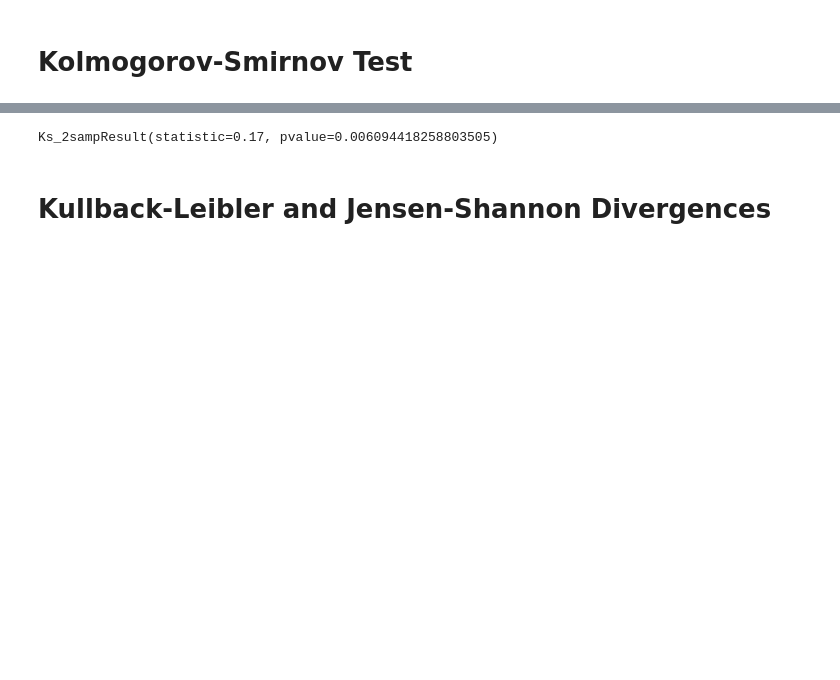
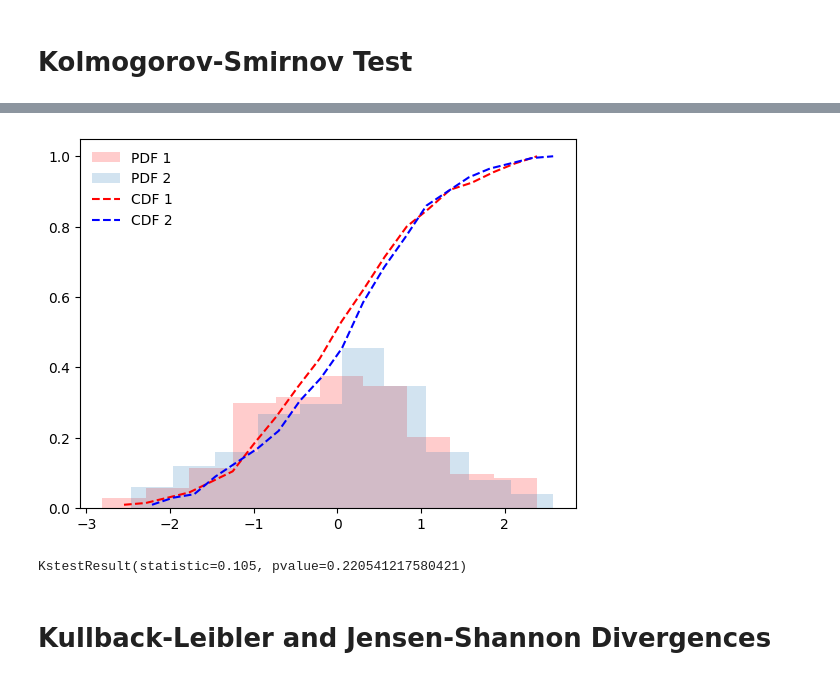
Before and after one commit to jpcreis15/MLOps-code, a Jupyter notebook: Univariate Analysis.ipynb, the cells around one changed output, grey strips where cells are left out. Drawn from its saved outputs; the diff is of its cells as text; code cells hidden in the pictures; blank space fills up the shorter version.

```diff
--- a/Univariate Analysis.ipynb
+++ b/Univariate Analysis.ipynb
@@ -55,6 +55,8 @@ KstestResult(statistic=0.12003826630148351, pvalue=0.005724428126327288)
 ###########################################
 # KS Two-Sample test
 
+r = stats.norm.rvs(loc=0, scale=1, size=200)
+bc, cdf = calc_cdf(r, 20)
 r2 = stats.norm.rvs(loc=0, scale=1, size=200)
 bc2, cdf2 = calc_cdf(r2, 20)
 
@@ -69,6 +71,5 @@ plt.show()
 
 ###################################
 
-
 stats.ks_2samp(r, r2)
 # %% [output]
@@ -77,4 +76,5 @@ stats.ks_2samp(r, r2)
+[figure, added]
-Ks_2sampResult(statistic=0.17, pvalue=0.006094418258803505)
+KstestResult(statistic=0.105, pvalue=0.220541217580421)
 # %% [markdown]
 # Kullback-Leibler and Jensen-Shannon Divergences
 # %%
```
Also changed, not shown: parts of 8 cells of this notebook, 4 other files.
